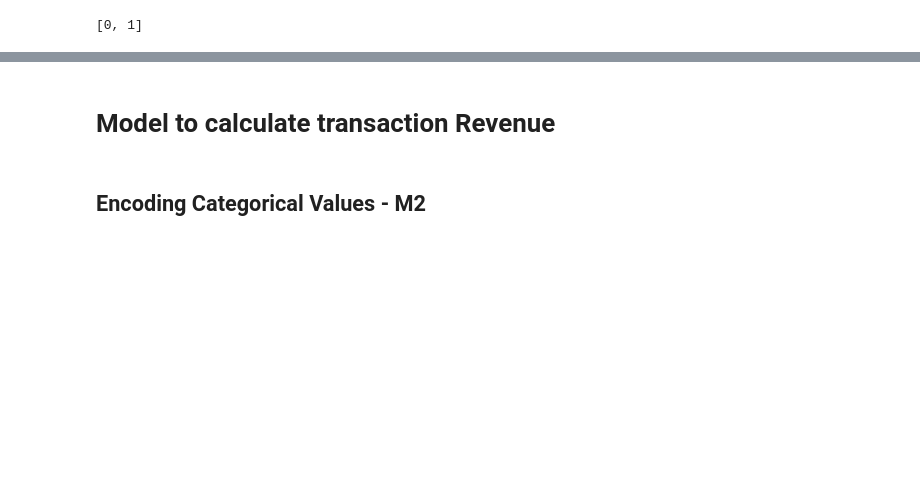
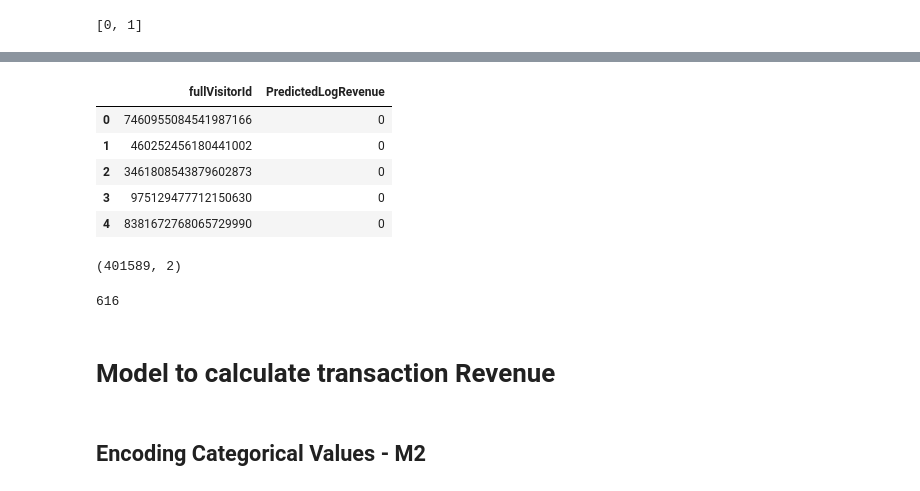
Before and after one commit to AsiMrz/MAYC_ML_Revenue_Prediction, a Jupyter notebook: Classification and Regression.ipynb, the cells around one changed output, grey strips where cells are left out. Cells and saved outputs as stored; diff of their text form; code cells hidden in the pictures; blank space fills up the shorter version.

```diff
--- a/Classification and Regression.ipynb
+++ b/Classification and Regression.ipynb
@@ -256,6 +268,27 @@ T_predicted.shape
 # %%
 train_id = train["fullVisitorId"].values
 test_id = test["fullVisitorId"].values
+# %%
+sub_M1 = pd.DataFrame({"fullVisitorId":test_id})
+sub_M1['PredictedLogRevenue']= pred_M1
+sub_M1.head()
+# %% [output]
+|  | fullVisitorId | PredictedLogRevenue |
+| 0 | 7460955084541987166 | 0 |
+| 1 | 460252456180441002 | 0 |
+| 2 | 3461808543879602873 | 0 |
+| 3 | 975129477712150630 | 0 |
+| 4 | 8381672768065729990 | 0 |
+# %%
+sub_M1.shape
+# %% [output]
+(401589, 2)
+# %%
+Cus_Pre = sub_M1[sub_M1['PredictedLogRevenue']==1]
+test_id_M2 = Cus_Pre['fullVisitorId']
+len(test_id_M2)
+# %% [output]
+616
 # %% [markdown]
 # Model to calculate transaction Revenue
 # %% [markdown]
```
Also changed, not shown: parts of 32 cells of this notebook.
